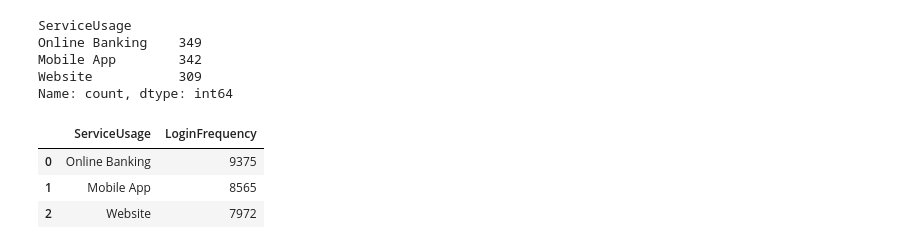
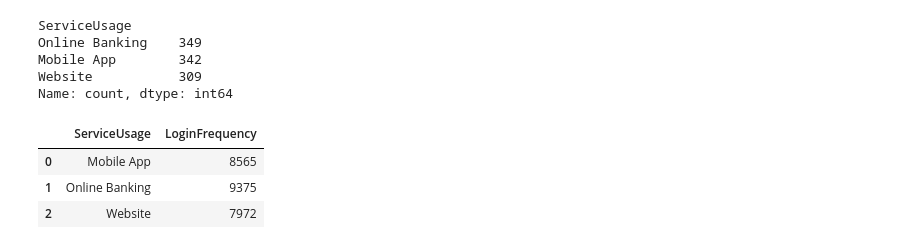
Before and after one commit to ashishpra28/Lloyds-Banking-Group-Job-Simulation, a Jupyter notebook: notebooks/Task1-EDA.ipynb, the cells around one changed output. Cells and saved outputs as stored; diff of their text form; code cells hidden in the pictures.

Commit message:
Online Activity eda done and plot updated

```diff
--- a/notebooks/Task1-EDA.ipynb
+++ b/notebooks/Task1-EDA.ipynb
@@ -311,10 +315,10 @@ Website           309
 Name: count, dtype: int64
 # %%
 # Check total LoginFrequency per ServiceUsage category
-total_login_frequency = online_activity.groupby('ServiceUsage')['LoginFrequency'].sum().sort_values(ascending=False).reset_index()
+total_login_frequency = online_activity.groupby('ServiceUsage')['LoginFrequency'].sum().reset_index()
 total_login_frequency
 # %% [output]
 |  | ServiceUsage | LoginFrequency |
-| 0 | Online Banking | 9375 |
-| 1 | Mobile App | 8565 |
+| 0 | Mobile App | 8565 |
+| 1 | Online Banking | 9375 |
 | 2 | Website | 7972 |
```
Also changed, not shown: parts of 2 cells of this notebook, 1 other file.
